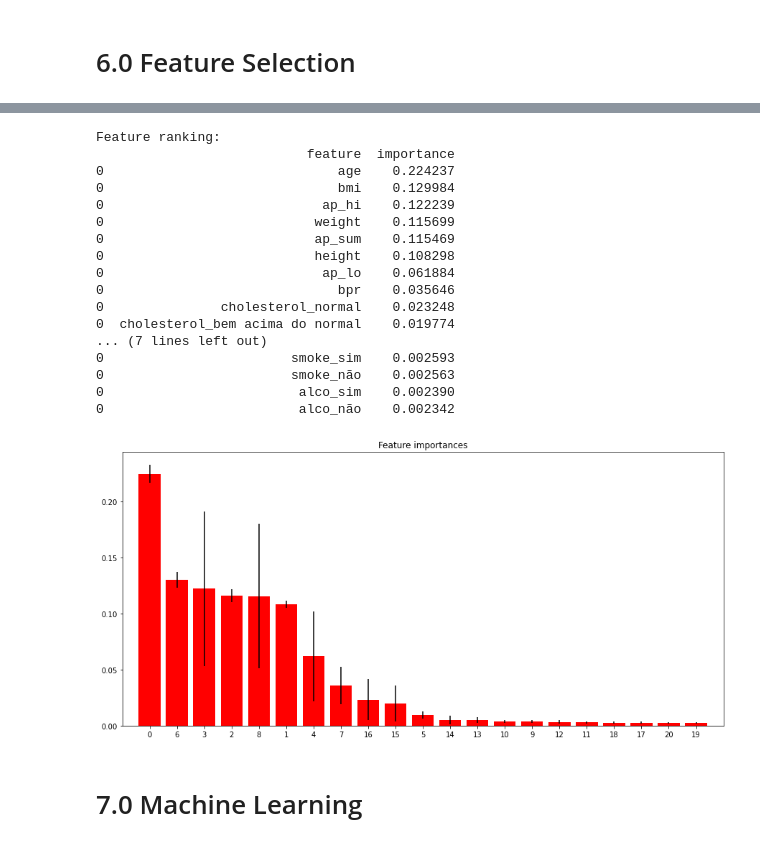
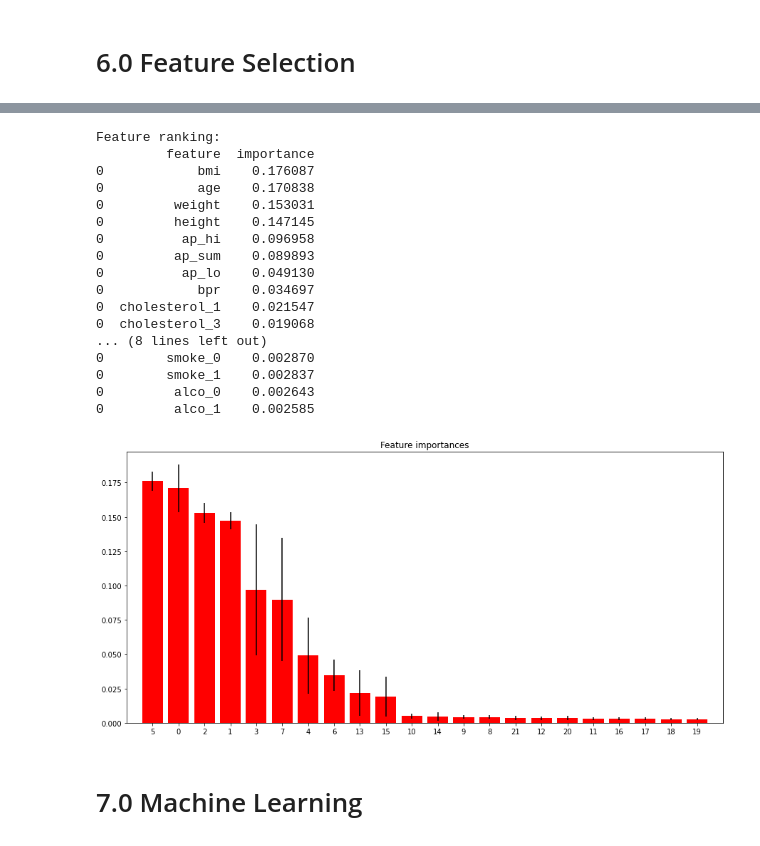
Before and after one commit to LeoFMedeiros/Projeto01-Doencas-Cardiacas, a Jupyter notebook: Projeto01_Leonardo_Medeiros.ipynb, the cells around one changed output, grey strips where cells are left out. Cells and saved outputs as stored; diff of their text form; code cells hidden in the pictures.

```diff
--- a/Projeto01_Leonardo_Medeiros.ipynb
+++ b/Projeto01_Leonardo_Medeiros.ipynb
@@ -327,6 +330,6 @@ df2['bpr'] = df2['ap_hi'] / df2['ap_lo']
 # Systolic and Diastolic blood pressure sum
 df2['ap_sum'] = df2['ap_hi'] + df2['ap_lo']
 
-# Transformando idade para ano
-df2['age_ano'] = (df2['age'] / 365)
-df2['age_ano'] = df2['age_ano'].astype(int)
+# Age
+df2['age'] = df2['age']/365
+df2['age'] = df2['age'].astype(int)
@@ -545,12 +843,3 @@ age_ano          int32
 dtype: object
 # %%
 df5 = df5.drop(['id'], axis = 1)
-# %%
-df51 = df5.drop(['cardio'], axis=1)
-# define sampler
-smt = c.SMOTETomek( sampling_strategy='auto', random_state=32, n_jobs=-1 )
-
-# apply sampler
-x_smt, y_smt = smt.fit_resample(df51, df5['cardio'] )
-
-df5 = pd.concat([x_smt, y_smt], axis=1)
@@ -589,25 +862,6 @@ df5['ap_lo'] = mms_ap_lo.fit_transform(df5[['ap_lo']].values)
 df5['bmi'] = mms_bmi.fit_transform(df5[['bmi']].values)
 df5['bpr'] = mms_bpr.fit_transform(df5[['bpr']].values)
 df5['ap_sum'] = mms_ap_lo.fit_transform(df5[['ap_sum']].values)
-# %%
-# Convertendo sexo em categórico
-df5['gender'] = df5['gender'].astype('category')
-
-# Convertendo gluc em categórico
-df5['gluc'] = df5['gluc'].apply(lambda x: 'normal' if x == 1 else
-                                          'acima do normal' if x == 2 else
-                                          'bem acima do normal')
-
-# Convertendo sexo em categórico
-df5['cholesterol'] = df5['cholesterol'].apply(lambda x: 'normal' if x == 1 else
-                                          'acima do normal' if x == 2 else
-                                          'bem acima do normal')
-
-# Convertendo smoke em categórico
-df5['smoke'] = df5['smoke'].apply(lambda x: 'sim' if x == 1 else 'não')
-
-# Convertendo alco em categórico
-df5['alco'] = df5['alco'].apply(lambda x: 'sim' if x == 1 else 'não')
 # %%
 df5 = pd.get_dummies( df5, prefix='gender', columns=['gender'] )
 
@@ -618,3 +872,5 @@ df5 = pd.get_dummies( df5, prefix='cholesterol', columns=['cholesterol'] )
 df5 = pd.get_dummies( df5, prefix='smoke', columns=['smoke'] )
 
 df5 = pd.get_dummies( df5, prefix='alco', columns=['alco'] )
+
+df5 = pd.get_dummies( df5, prefix='active', columns=['active'] )
@@ -655,48 +909,48 @@ dtype: int64
 # %%
 # model definition
 forest = en.ExtraTreesClassifier( n_estimators=250, random_state=0, n_jobs=-1 )
 
 # data preparation
 y_train_n = df6[['cardio']].values
-x_train_n = df6.drop(['cardio', 'age_ano'], axis=1)
+x_train_n = df6.drop(['cardio'], axis=1)
 forest.fit( x_train_n, y_train_n )
 
 importances = forest.feature_importances_
 std = np.std([tree.feature_importances_ for tree in forest.estimators_], axis=0)
 indices = np.argsort(importances)[::-1]
 
 # Print the feature ranking
 print("Feature ranking:")
 df = pd.DataFrame()
 for i, j in zip( x_train_n, forest.feature_importances_ ):
     aux = pd.DataFrame( {'feature': i, 'importance': j}, index=[0] )
     df = pd.concat( [df, aux], axis=0 )
 
 print( df.sort_values( 'importance', ascending=False ) )
 
 # Plot the impurity-based feature importances of the forest
 plt.figure(figsize=(15,7))
 plt.title("Feature importances")
 plt.bar(range(x_train_n.shape[1]), importances[indices], color="r", yerr=std[indices], align="center")
 plt.xticks(range(x_train_n.shape[1]), indices)
 plt.xlim([-1, x_train_n.shape[1]])
 plt.show()
 # %% [output]
 Feature ranking:
-                           feature  importance
-0                              age    0.224237
-0                              bmi    0.129984
-0                            ap_hi    0.122239
-0                           weight    0.115699
-0                           ap_sum    0.115469
-0                           height    0.108298
-0                            ap_lo    0.061884
-0                              bpr    0.035646
-0               cholesterol_normal    0.023248
-0  cholesterol_bem acima do normal    0.019774
-... (7 lines left out)
-0                        smoke_sim    0.002593
-0                        smoke_não    0.002563
-0                         alco_sim    0.002390
-0                         alco_não    0.002342
+         feature  importance
+0            bmi    0.176087
+0            age    0.170838
+0         weight    0.153031
+0         height    0.147145
+0          ap_hi    0.096958
+0         ap_sum    0.089893
+0          ap_lo    0.049130
+0            bpr    0.034697
+0  cholesterol_1    0.021547
+0  cholesterol_3    0.019068
+... (8 lines left out)
+0        smoke_0    0.002870
+0        smoke_1    0.002837
+0         alco_0    0.002643
+0         alco_1    0.002585
-[figure, old version]
+[figure, new version]
```
Also changed, not shown: parts of 38 cells of this notebook, 2 other files.
